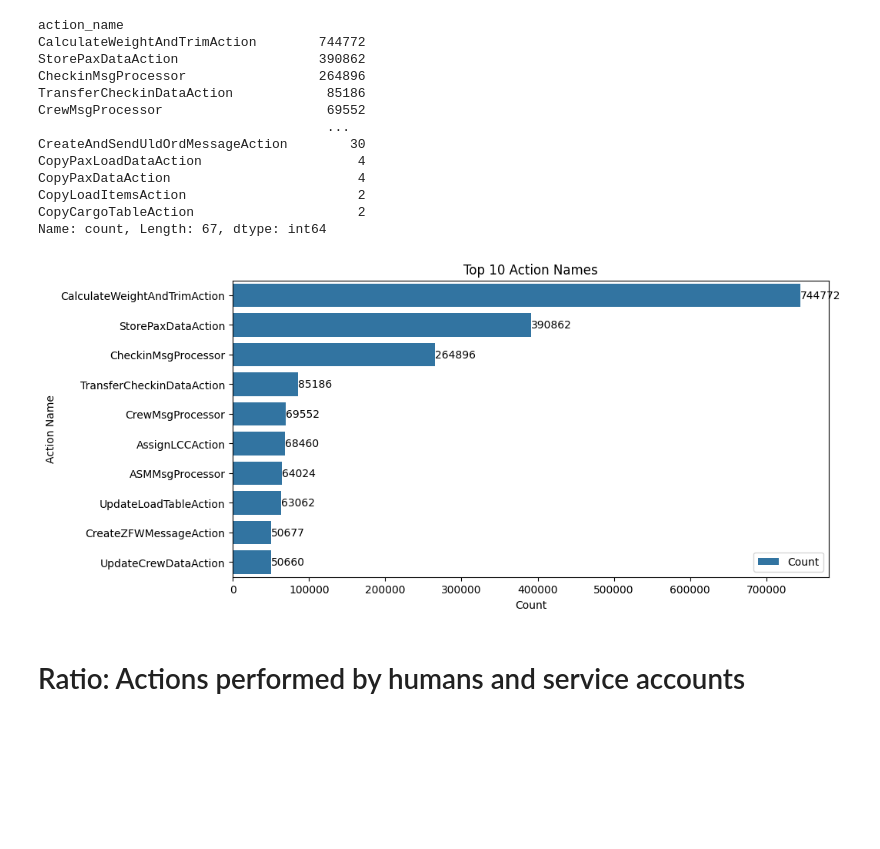
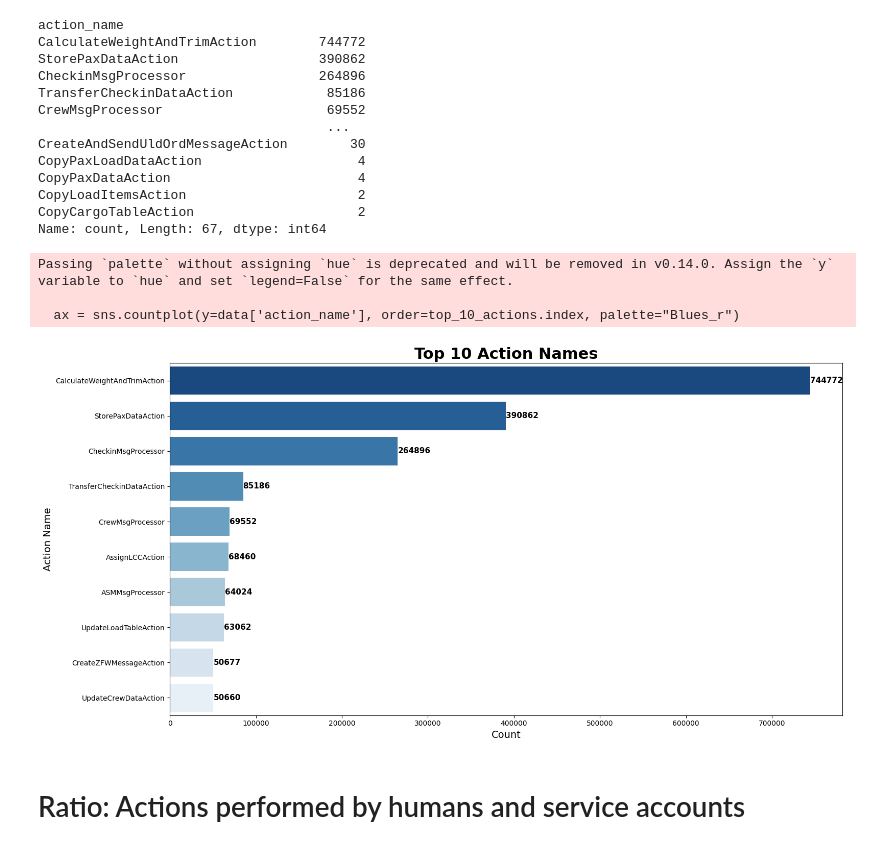
Before and after one commit to aref-hasan/aircraft_load, a Jupyter notebook: visualization/data_exploration.ipynb, the cells around one changed output. Drawn from its saved outputs; the diff is of its cells as text; code cells hidden in the pictures; blank space fills up the shorter version.

```diff
--- a/visualization/data_exploration.ipynb
+++ b/visualization/data_exploration.ipynb
@@ -121,27 +121,29 @@ CopyLoadItemsAction                      2
 CopyCargoTableAction                     2
 Name: count, Length: 67, dtype: int64
 # %%
-# plot the top 10 action names
-plt.figure(figsize=(10, 5))
+# adjusted plotting code with a simple blue gradient
+
+plt.figure(figsize=(16, 8))
 top_10_actions = data['action_name'].value_counts().head(10)
-ax = sns.countplot(y=data['action_name'], order=top_10_actions.index)
+ax = sns.countplot(y=data['action_name'], order=top_10_actions.index, palette="Blues_r")
 
 # add title and labels
-plt.title('Top 10 Action Names')
-plt.xlabel('Count')
-plt.ylabel('Action Name')
+plt.title('Top 10 Action Names', fontsize=22, fontweight='bold')
+plt.xlabel('Count', fontsize=14)
+plt.ylabel('Action Name', fontsize=14)
 
 # add counts on the bars
 for index, value in enumerate(top_10_actions):
-    ax.text(value, index, str(value), va='center')
+    ax.text(value + 4, index, str(value), va='center', ha='left', fontsize=11, color='black', fontweight='bold')
 
-# add legend
-plt.legend(['Count'], loc='lower right')
+plt.tight_layout()
 
-# show the plot
 plt.show()
 # %% [output]
+Passing `palette` without assigning `hue` is deprecated and will be removed in v0.14.0. Assign the `y` variable to `hue` and set `legend=False` for the same effect.
+
+  ax = sns.countplot(y=data['action_name'], order=top_10_actions.index, palette="Blues_r")
-[figure, old version]
+[figure, new version]
 # %% [markdown]
 # Ratio: Actions performed by humans and service accounts
 # %%
```
Also changed, not shown: parts of 7 cells of this notebook, 2 other files.
